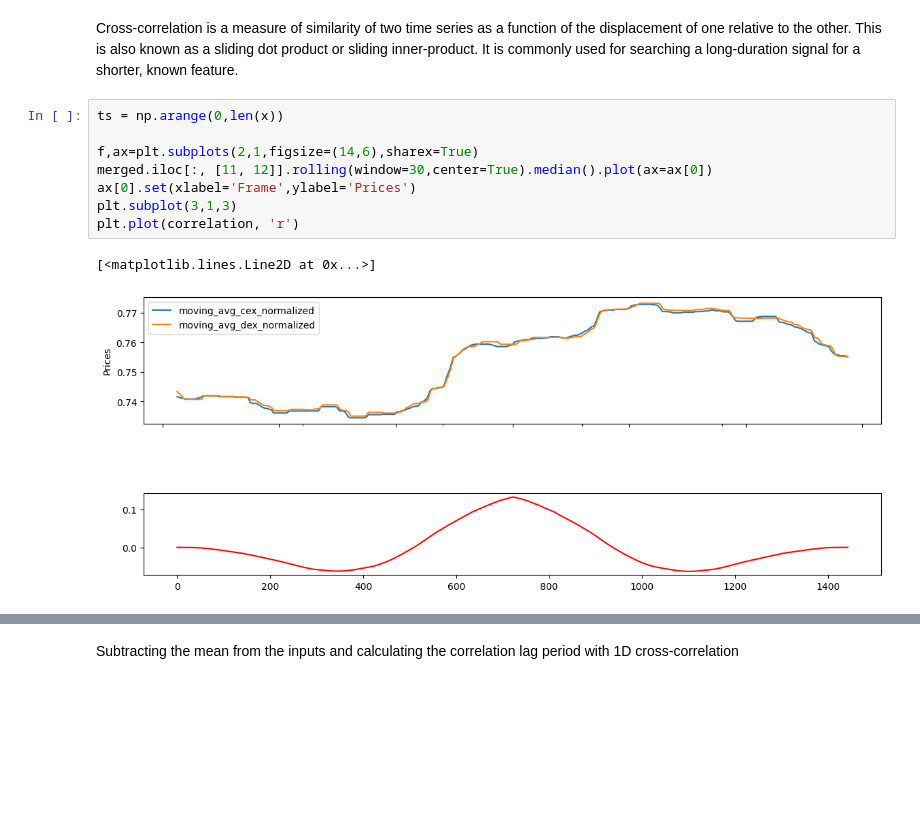
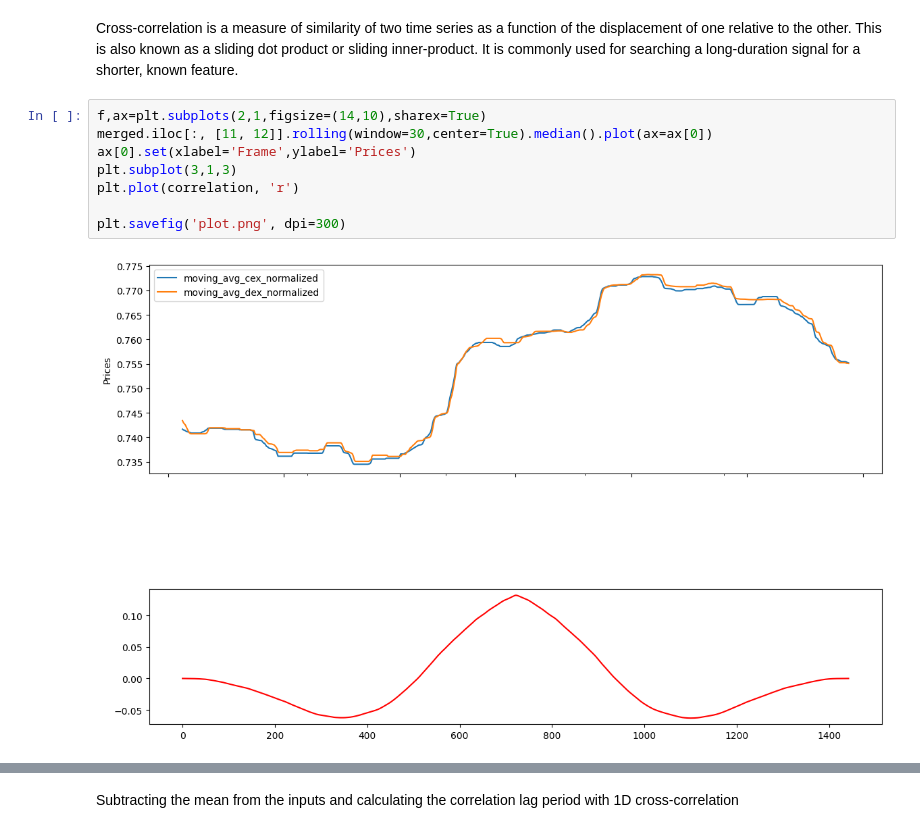
Before and after one commit to stephan-klein/caa_project_defi_vs_cex_prices, a Jupyter notebook: caa_statistics.ipynb, the cells around one changed output, grey strips where cells are left out. Cells and saved outputs as stored; diff of their text form; blank space fills up the shorter version.

```diff
--- a/caa_statistics.ipynb
+++ b/caa_statistics.ipynb
@@ -127,16 +127,15 @@ plt.show()
 # %% [markdown]
 Cross-correlation is a measure of similarity of two time series as a function of the displacement of one relative to the other. This is also known as a sliding dot product or sliding inner-product. It is commonly used for searching a long-duration signal for a shorter, known feature.
 # %%
-ts = np.arange(0,len(x))
-
-f,ax=plt.subplots(2,1,figsize=(14,6),sharex=True)
+f,ax=plt.subplots(2,1,figsize=(14,10),sharex=True)
 merged.iloc[:, [11, 12]].rolling(window=30,center=True).median().plot(ax=ax[0])
 ax[0].set(xlabel='Frame',ylabel='Prices')
 plt.subplot(3,1,3)
 plt.plot(correlation, 'r')
+
+plt.savefig('plot.png', dpi=300)
 # %% [output]
-[<matplotlib.lines.Line2D at 0x...>]
-[figure, old version]
+[figure, new version]
 # %%
 def crosscorr(datax, datay, lag=0, wrap=False):
     if wrap:
```
Also changed, not shown: parts of 1 cell of this notebook.
